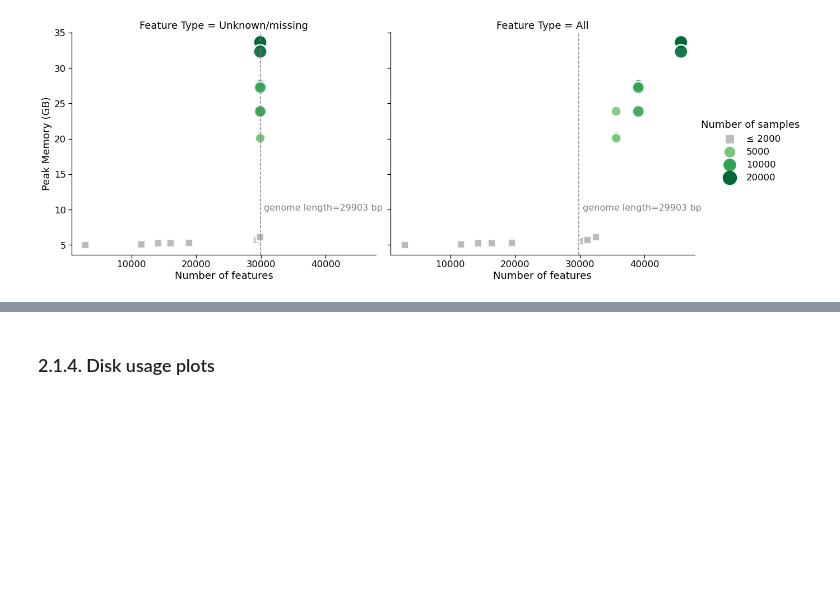
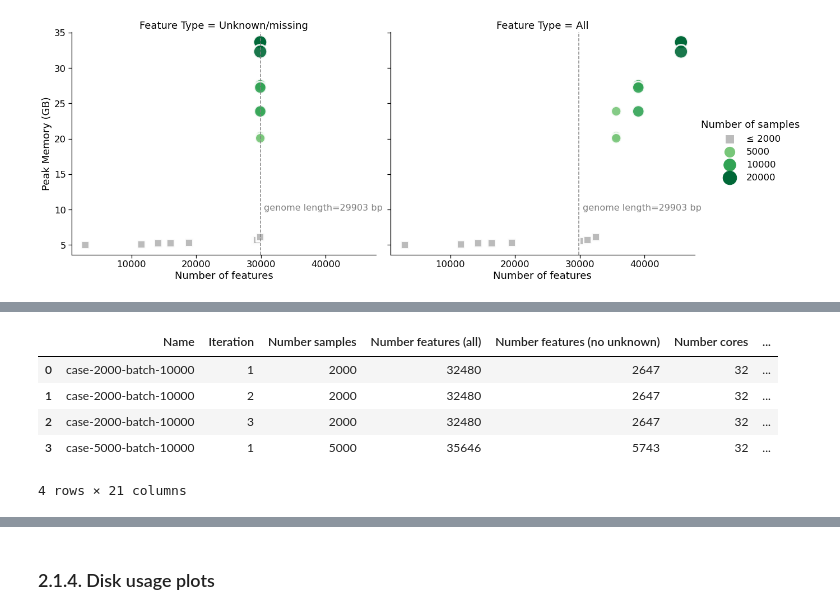
Before and after one commit to apetkau/genomics-data-index-evaluation-manuscript, a Jupyter notebook: evaluations/sars-cov-2/5-compare-results.ipynb, the cells around one changed output, grey strips where cells are left out. Saved outputs shown, nothing was run; the diff lists cells and outputs as text; code cells hidden in the pictures; blank space fills up the shorter version.

```diff
--- a/evaluations/sars-cov-2/5-compare-results.ipynb
+++ b/evaluations/sars-cov-2/5-compare-results.ipynb
@@ -282,0 +297,14 @@ with sns.plotting_context("notebook", font_scale=1.5):
+# %%
+cases_batch_paths = [cases_root_dir / f'case-{x}-batch-10000' for x in [2000, 5000, 10000, 20000]]
+index_info_batch_paths = [x / 'index-info.tsv' for x in cases_batch_paths]
+
+index_info_batch_df = read_all_df(index_info_batch_paths)
+index_info_batch_df['Samples'] = index_info_batch_df['Number samples'].astype(int)
+index_info_batch_df.head(4)
+# %% [output]
+|  | Name | Iteration | Number samples | Number features (all) | Number features (no unknown) | Number cores | ... |
+| 0 | case-2000-batch-10000 | 1 | 2000 | 32480 | 2647 | 32 | ... |
+| 1 | case-2000-batch-10000 | 2 | 2000 | 32480 | 2647 | 32 | ... |
+| 2 | case-2000-batch-10000 | 3 | 2000 | 32480 | 2647 | 32 | ... |
+| 3 | case-5000-batch-10000 | 1 | 5000 | 35646 | 5743 | 32 | ... |
+4 rows × 21 columns
```
Also changed, not shown: parts of 9 cells of this notebook.
